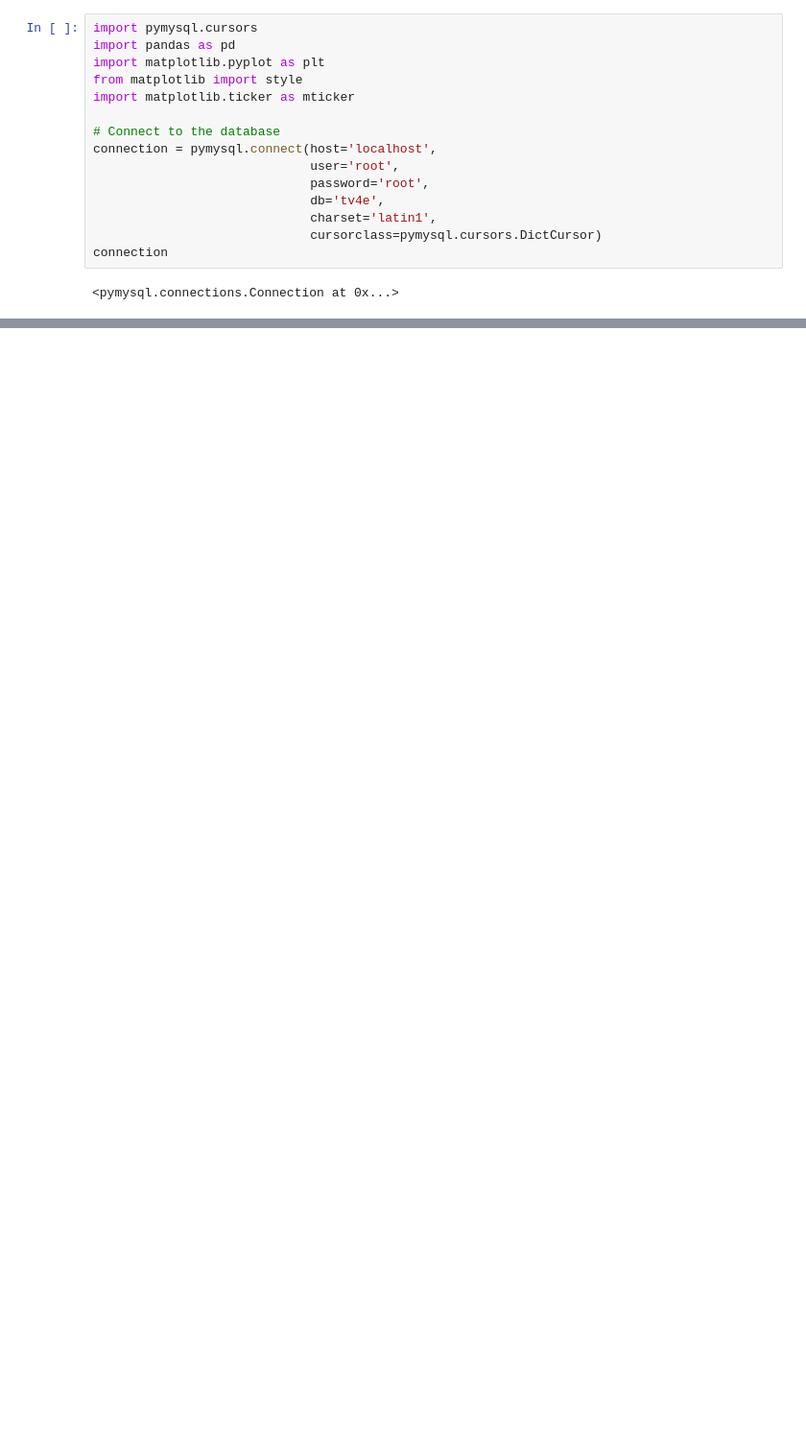
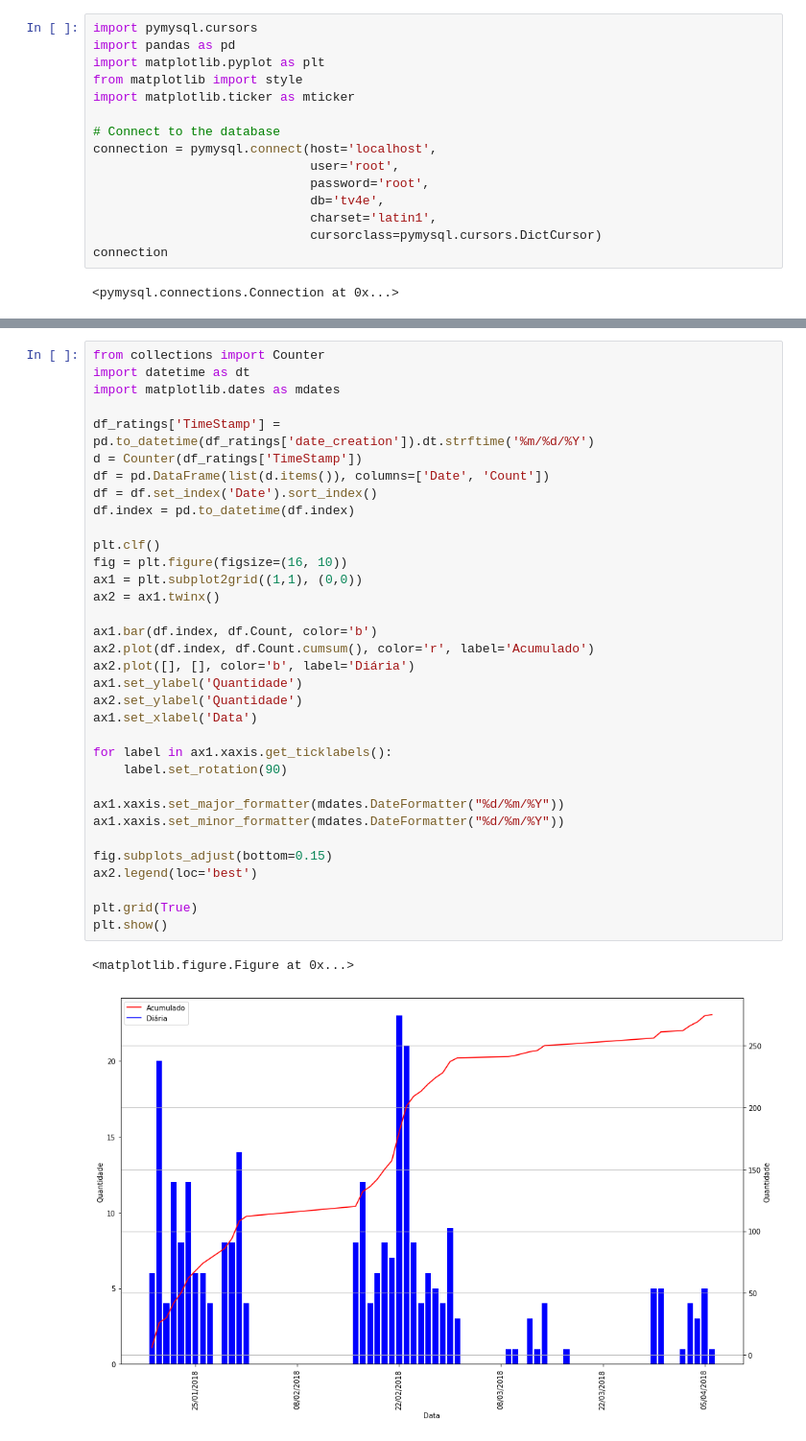
Before and after one commit to davidcampelo/tv4e-recommender, a Jupyter notebook: notebooks/recommender_features_analysis.ipynb, the cells around one changed output, grey strips where cells are left out. Shown: that part at 96% size. Drawn from its saved outputs; the diff is of its cells as text; blank space fills up the shorter version.

```diff
--- a/notebooks/recommender_features_analysis.ipynb
+++ b/notebooks/recommender_features_analysis.ipynb
@@ -120,0 +125,37 @@ df_ratings.corr()
+# %%
+from collections import Counter
+import datetime as dt
+import matplotlib.dates as mdates
+
+df_ratings['TimeStamp'] = pd.to_datetime(df_ratings['date_creation']).dt.strftime('%m/%d/%Y')
+d = Counter(df_ratings['TimeStamp'])
+df = pd.DataFrame(list(d.items()), columns=['Date', 'Count'])
+df = df.set_index('Date').sort_index()
+df.index = pd.to_datetime(df.index)
+
+plt.clf()
+fig = plt.figure(figsize=(16, 10))
+ax1 = plt.subplot2grid((1,1), (0,0))
+ax2 = ax1.twinx()
+
+ax1.bar(df.index, df.Count, color='b')
+ax2.plot(df.index, df.Count.cumsum(), color='r', label='Acumulado')
+ax2.plot([], [], color='b', label='Diária')
+ax1.set_ylabel('Quantidade')
+ax2.set_ylabel('Quantidade')
+ax1.set_xlabel('Data')
+
+for label in ax1.xaxis.get_ticklabels():
+    label.set_rotation(90)
+
+ax1.xaxis.set_major_formatter(mdates.DateFormatter("%d/%m/%Y"))
+ax1.xaxis.set_minor_formatter(mdates.DateFormatter("%d/%m/%Y"))
+
+fig.subplots_adjust(bottom=0.15)
+ax2.legend(loc='best')
+
+plt.grid(True)
+plt.show()
+# %% [output]
+<matplotlib.figure.Figure at 0x...>
+[figure, added]
```
Also changed, not shown: parts of 7 cells of this notebook, 3 other files.
